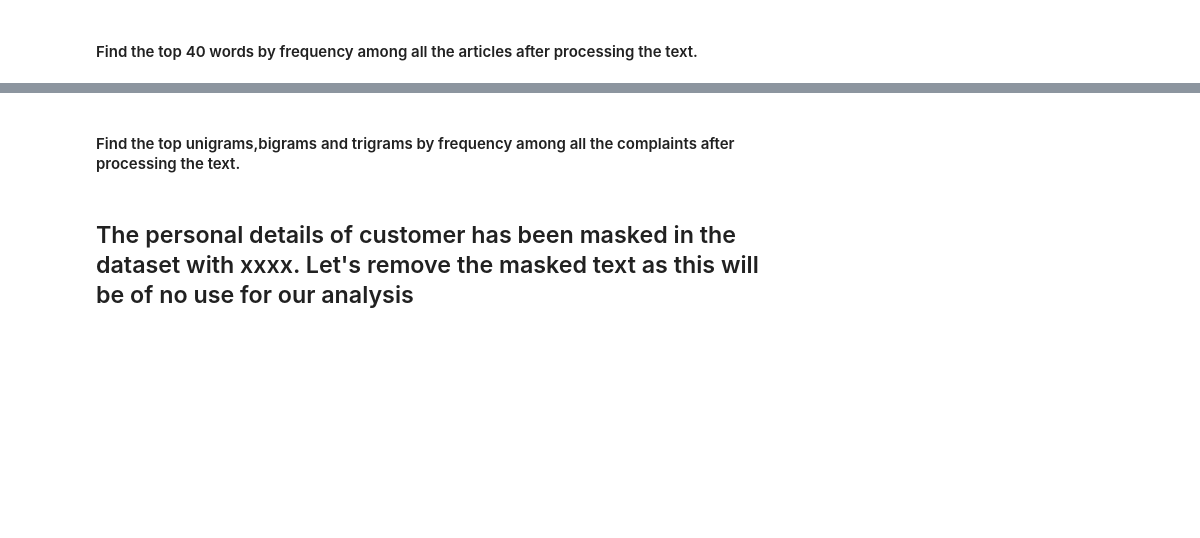
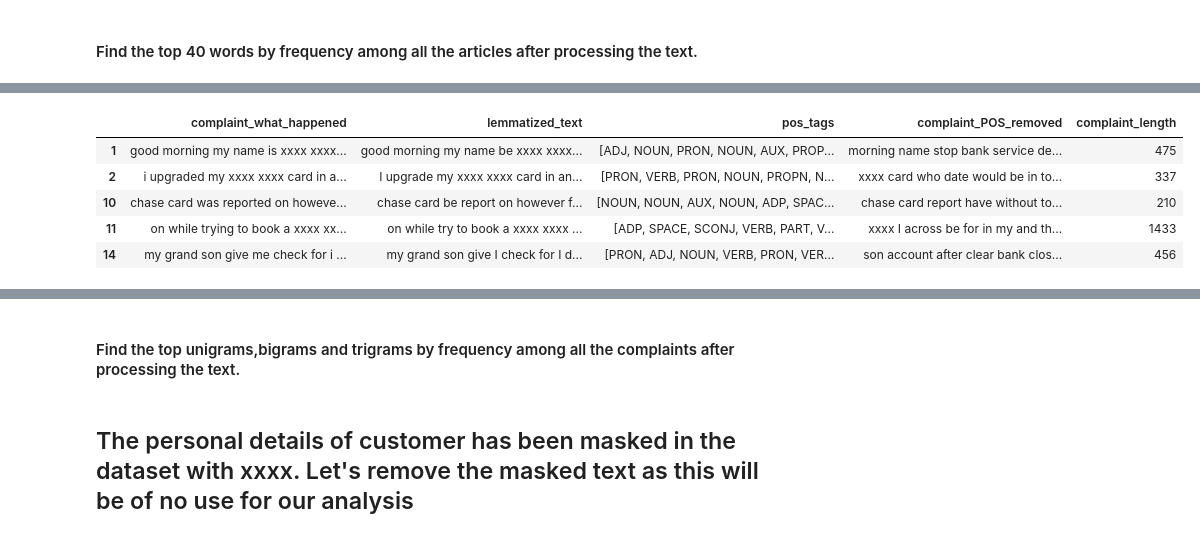
Before and after one commit to ayanmitra2021/NLP_CaseStudy, a Jupyter notebook: Automatic_Ticket_Classification_CaseStudy_Ayan.ipynb, the cells around one changed output, grey strips where cells are left out. Drawn from its saved outputs; the diff is of its cells as text; code cells hidden in the pictures; blank space fills up the shorter version.

```diff
--- a/Automatic_Ticket_Classification_CaseStudy_Ayan.ipynb
+++ b/Automatic_Ticket_Classification_CaseStudy_Ayan.ipynb
@@ -249,19 +249,21 @@ df_clean.head()
 | 14 | my grand son give me check for i ... | my grand son give I check for I d... | [PRON, ADJ, NOUN, VERB, PRON, VER... |
 # %%
 #define a function to remove words other than NN tag (i.e. NOUN)
-def filter_pos_tags(df, lemma_col, pos_col):
+def filter_pos_tags(df, lemma_col, pos_col, pos_tag_type, target_col_name, retain_flag):
     def filter_nn(text, pos_tags):
         filtered_text = []
         for word, tag in zip(text.split(), pos_tags):
-            if tag == "NOUN":
-                filtered_text.append(word)
+            if retain_flag:
+              if tag == pos_tag_type:
+                  filtered_text.append(word)
+            else:
+              if tag != pos_tag_type:
+                  filtered_text.append(word)
+
         return " ".join(filtered_text)
 
     #gernerate the column that should contain lemmatized text with all the words removed which have tags other than NN[tag == "NN"].
-    df['complaint_POS_removed'] = df.apply(lambda x: filter_nn(x[lemma_col], x[pos_col]), axis=1)
+    df[target_col_name] = df.apply(lambda x: filter_nn(x[lemma_col], x[pos_col]), axis=1)
     return df
 
-df_clean = filter_pos_tags(df_clean, 'lemmatized_text', 'pos_tags')
-
-#The clean dataframe should now contain the raw complaint, lemmatized complaint and the complaint after removing POS tags.
-df_clean.head()
+df_clean = filter_pos_tags(df_clean, 'lemmatized_text', 'pos_tags', 'NOUN', 'complaint_POS_removed', True)
@@ -311,3 +320,12 @@ plt.show()
 # %%
 #Removing -PRON- from the text corpus
+df_clean = filter_pos_tags(df_clean, 'lemmatized_text', 'pos_tags', 'NOUN', 'complaint_POS_removed', True)
+
 df_clean['Complaint_clean'] = df_clean['complaint_POS_removed'].str.replace('-PRON-', '')
+# %% [output]
+|  | complaint_what_happened | lemmatized_text | pos_tags | complaint_POS_removed | complaint_length |
+| 1 | good morning my name is xxxx xxxx... | good morning my name be xxxx xxxx... | [ADJ, NOUN, PRON, NOUN, AUX, PROP... | morning name stop bank service de... | 475 |
+| 2 | i upgraded my xxxx xxxx card in a... | I upgrade my xxxx xxxx card in an... | [PRON, VERB, PRON, NOUN, PROPN, N... | xxxx card who date would be in to... | 337 |
+| 10 | chase card was reported on howeve... | chase card be report on however f... | [NOUN, NOUN, AUX, NOUN, ADP, SPAC... | chase card report have without to... | 210 |
+| 11 | on while trying to book a xxxx xx... | on while try to book a xxxx xxxx ... | [ADP, SPACE, SCONJ, VERB, PART, V... | xxxx I across be for in my and th... | 1433 |
+| 14 | my grand son give me check for i ... | my grand son give I check for I d... | [PRON, ADJ, NOUN, VERB, PRON, VER... | son account after clear bank clos... | 456 |
```
Also changed, not shown: parts of 5 cells of this notebook.
